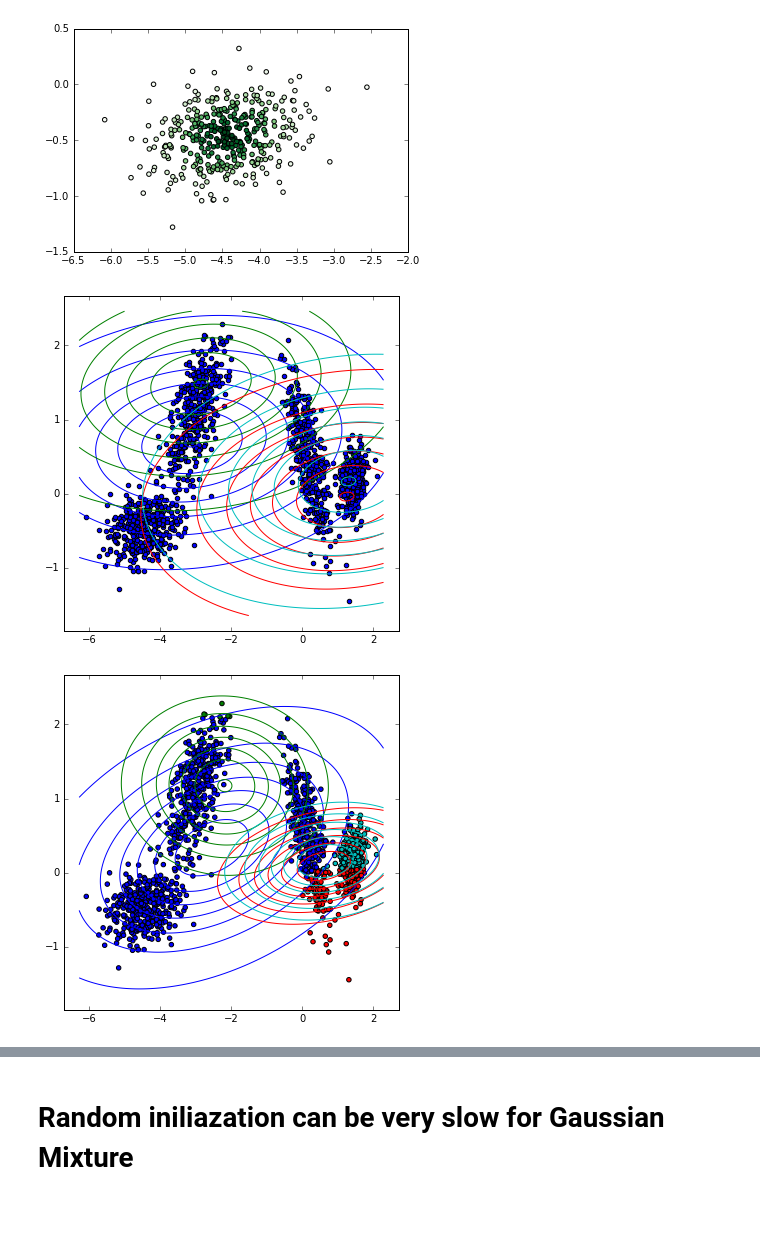
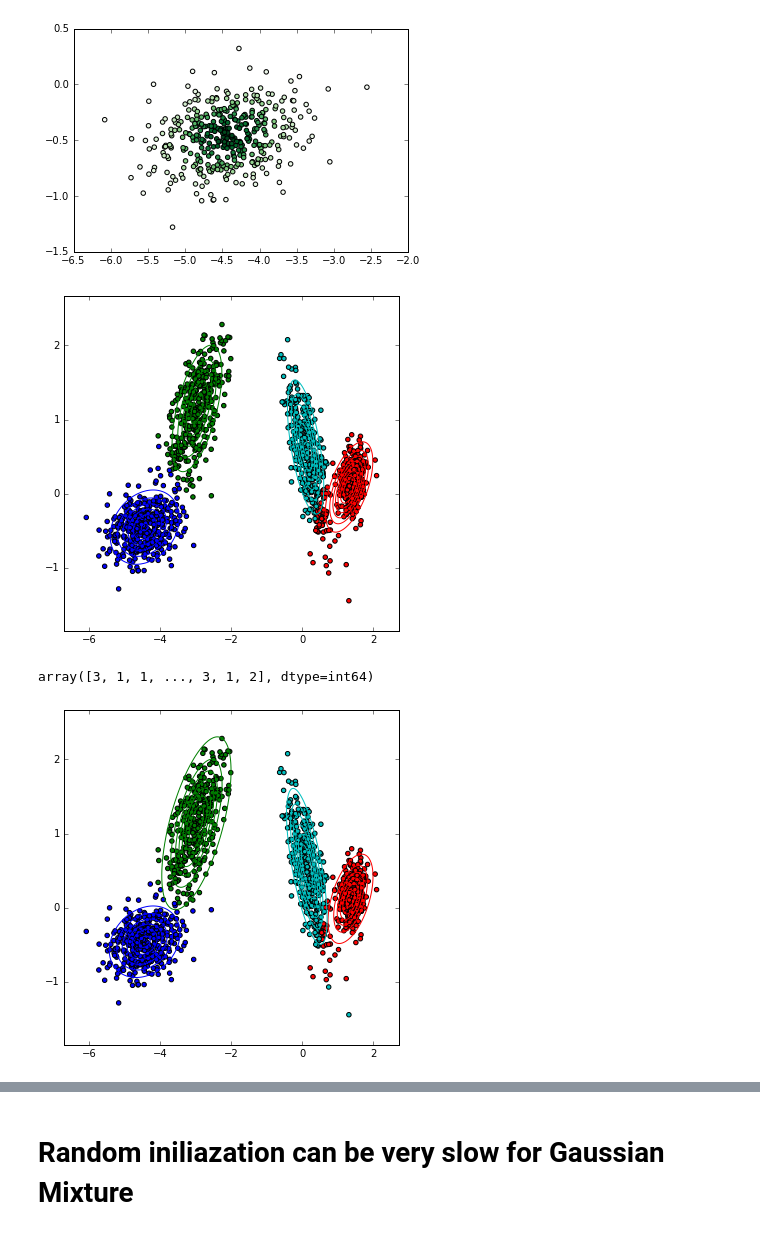
Before and after one commit to duducheng/clustering_tutorial, a Jupyter notebook: 2_Gaussian_Mixture_and_EM.ipynb, the cells around one changed output, grey strips where cells are left out. Drawn from its saved outputs; the diff is of its cells as text; code cells hidden in the pictures.

```diff
--- a/2_Gaussian_Mixture_and_EM.ipynb
+++ b/2_Gaussian_Mixture_and_EM.ipynb
@@ -17,10 +17,10 @@ def make_clusters(skew=True, *arg,**kwargs):
     return X,y
 
 def scatter(X, color=None, ax=None, centroids=None, **kwargs):
-    assert X.shape[1]==2
-    if color is not None:
-        assert X.shape[0]==color.shape[0]
-        assert len(color.shape)==1
+#     assert X.shape[1]==2
+#     if color is not None:
+#         assert X.shape[0]==color.shape[0]
+#         assert len(color.shape)==1
     if not ax:
         _, ax = plt.subplots()
     ax.scatter(X[:, 0], X[:, 1], c=color, **kwargs)
@@ -107,12 +107,15 @@ axes[-1].set_title('Converaged')
 # %%
 # firstly, we need to compute the multivariate gaussian pdf
 
-def multivariate_gaussian_pdf(data, mean, cov):
-    assert len(mean.shape)==1 and len(cov.shape)==2
-    logpdf = -((data-mean).dot(np.linalg.inv(cov))*(data-mean)).sum(axis=1)/2
-    pdf = np.exp(logpdf)
-    pdf /= np.sqrt(np.linalg.det(2*np.pi*cov))
-    return pdf
+# def multivariate_gaussian_pdf(data, mean, cov):
+#     assert len(mean.shape)==1 and len(cov.shape)==2
+#     logpdf = -((data-mean).dot(np.linalg.inv(cov))*(data-mean)).sum(axis=1)/2
+#     pdf = np.exp(logpdf)
+#     pdf /= np.sqrt(np.linalg.det(2*np.pi*cov))
+#     return pdf
+
+from scipy.stats import multivariate_normal
+multivariate_gaussian_pdf = multivariate_normal.pdf
 
 data = X[y==0]
 mean = data.mean(axis=0)
@@ -149,28 +152,28 @@ def contours_2d(data, means, covs, y=None, ax=None):
 # %%
 # full covariances initialization
 np.random.seed(10)
 def initialize(data, centroids, assignments=None):
     K = centroids.shape[0]
     means = centroids
     weights = np.ones(K) / K
     weights[0]+=1
     if assignments is not None:
         covs = []
         for i in np.unique(assignments):
             weights[i] = data[assignments==i].shape[0]
             covs.append(np.cov(data[assignments==i].T))
     else:
         covs = np.array([np.cov(data.T)]*K)
     weights /= weights.sum()
     return means, covs, weights
 
 assignments = None
 centroids = init_random(X, K)
-# assignments, centroids = KMeans(X, centroids)
+assignments, centroids = KMeans(X, centroids)
 means, covs, weights = initialize(X, centroids, assignments)
 contours_2d(X, means, covs, y=assignments)
 # %% [output]
-[figure, old version]
+[figure, new version]
 # %%
 def E_step(data, means, covs, weights):
     n_data = data.shape[0]
@@ -194,12 +197,16 @@ def M_step(data, responsibilities, means, covs):
         covs[c] = ((data - means[c]).T).dot((data - means[c])*resp) / weights[c]
     weights /= weights.sum()
     return means, covs, weights
+# %%
+assignments
+# %% [output]
+array([3, 1, 1, ..., 3, 1, 2], dtype=int64)
 # %%
 means, covs, weights = M_step(X, responsibilities, means, covs)
 # %%
 contours_2d(X, means, covs, y=assignments)
 # %% [output]
-[figure, old version]
+[figure, new version]
 # %%
 responsibilities = E_step(X, means, covs, weights)
 assignments = responsibilities.argmax(axis=1)
```
Also changed, not shown: parts of 3 cells of this notebook, 1 other file.
